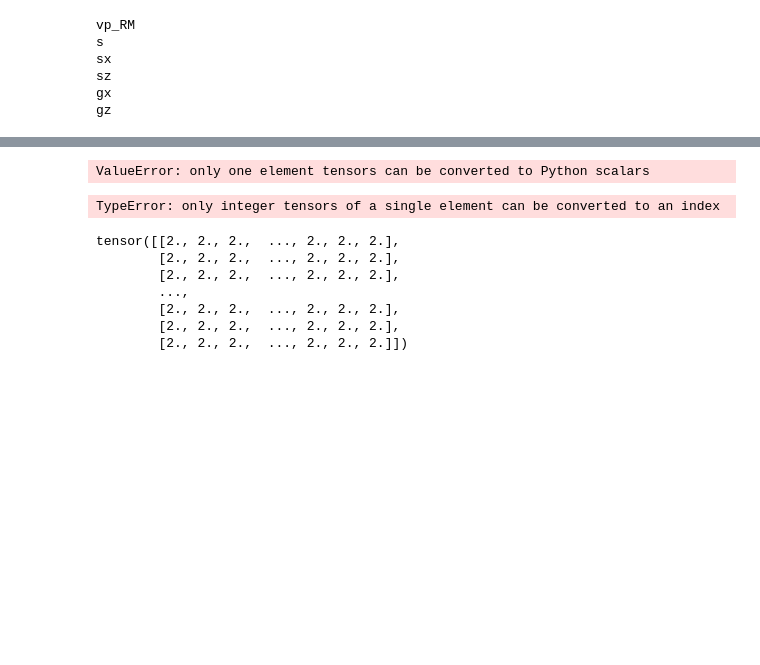
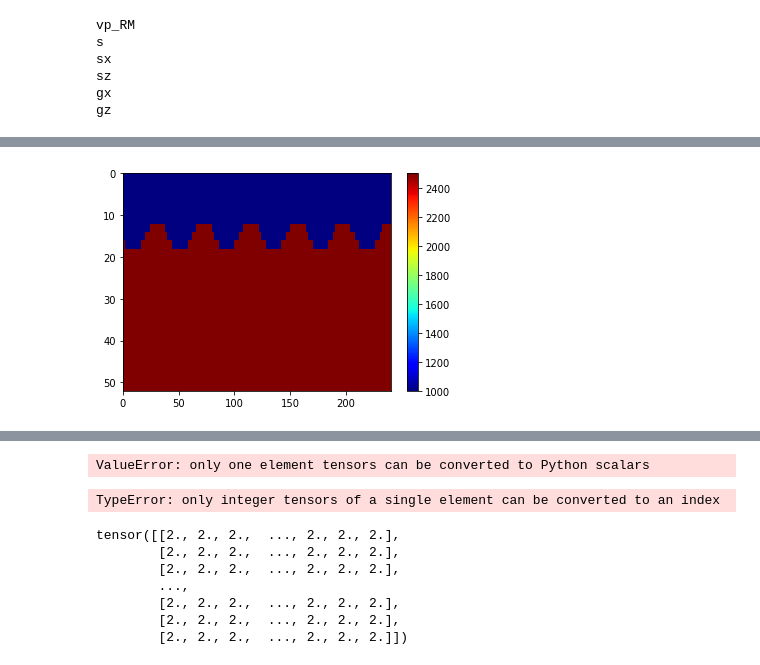
Before and after one commit to trinitite271/AsyncGPUInversion, a Jupyter notebook: testasync.ipynb, the cells around one changed output, grey strips where cells are left out. Saved outputs shown, nothing was run; the diff lists cells and outputs as text; code cells hidden in the pictures; blank space fills up the shorter version.

```diff
--- a/testasync.ipynb
+++ b/testasync.ipynb
@@ -8,4 +8,39 @@ from torch import nn, optim
 import scipy.io as sio
+# %%
+import numpy as np
+import matplotlib.pyplot as plt
+import matplotlib
+def norm_trace(seis):
+    data_out = np.zeros(np.shape(seis))
+    for k in range(np.size(seis,axis=1)):
+        data_out[:,k] = seis[:,k]/np.max(np.abs(seis[:,k]))
+    seis=data_out
+    return seis
+def envelope(xr):
+    for i in range(np.size(xr,axis=1)):
+        hx = fftpack.hilbert(xr[:,i])
+        xr[:,i] = np.sqrt(np.power(xr[:,i],2) + np.power(hx,2))
+    return xr
+def imagesc(damp,alpha=1):
+    fig = plt.figure()
+    plt.pcolormesh(damp, vmin=np.min(damp)*alpha, vmax=np.max(damp)*alpha,cmap= 'jet')
+    ax = plt.gca()
+    ax.invert_yaxis()
+    plt.colorbar()
+    matplotlib.cm.get_cmap('jet')
+def extend_wave(s,nt):
+    ng = np.size(s,axis=1)
+    if np.size(s[:,0])<nt:
+        ss=np.zeros((nt,ng))
+        for i in range(ng):
+            xr=np.zeros((nt))
+            xr[0:np.size(s[:,0])]=s[:,i]
+            ss[:,i]=xr
+    return ss
+def pad(p0, nbc, pad_top):
+    p=np.concatenate((p0[:,0].reshape(-1,1).repeat(nbc,axis=1),p0,p0[:,-1].reshape(-1,1).repeat(nbc,axis=1)),axis=1)
+    p=np.concatenate((p[0,:].reshape(1,-1).repeat(pad_top,axis=0),p,p[-1,:].reshape(1,-1).repeat(nbc,axis=0)),axis=0)
+    return p
 # %%
 def a2d_mod_abc24_snap(vp_RM,nbc,dx,nt,dt,s,sx,sz,gx,gz,isFS,fr):
 #  function [seis,wavefield]=a2d_mod_abc24_snap(v,nbc,dx,nt,dt,s,sx,sz,gx,gz,isFS,freq)
@@ -103,8 +139,8 @@ def a2d_mod_abc24_snap(vp_RM,nbc,dx,nt,dt,s,sx,sz,gx,gz,isFS,fr):
 # model1[0:12,:]=1000
 # model1[12:26,:]=2500    #普通测试模型
 model_list = sio.loadmat('model.mat')
-vp_RM = torch.from_numpy(model_list['model3'].astype('float32'))
-# vp_RM = model1
+vp_RM = torch.from_numpy(model_list['model35'].astype('float32'))
+vp_RM.requires_grad_(False)
 [nz,nx]=vp_RM.shape  #nz：深度网格点数，nx测线方向网格点数
 x = torch.arange(nx)  # len = 10
 y = torch.arange(nz)  # len = 6
@@ -129,11 +165,11 @@ w0 = (1.-beta**2)*torch.exp(-beta)  #ricker子波
 s=torch.zeros((nt))
 s[0:w0.numel()]=w0
 ########
-ds=8
+ds=1
 sx=torch.arange(0,nx,ds)
 sz=torch.zeros(sx.shape)+1      #炮点位置
 ns=sx.numel()
-dg=2
+dg=1
 gx=torch.arange(0,nx,dg)
 ng=gx.numel()
 gz=torch.zeros(gx.shape)+1
@@ -153,0 +225,4 @@ gz
+# %%
+imagesc(vp_RM.detach().cpu().numpy())
+# %% [output]
+[figure, added]
```
Also changed, not shown: parts of 11 cells of this notebook.
